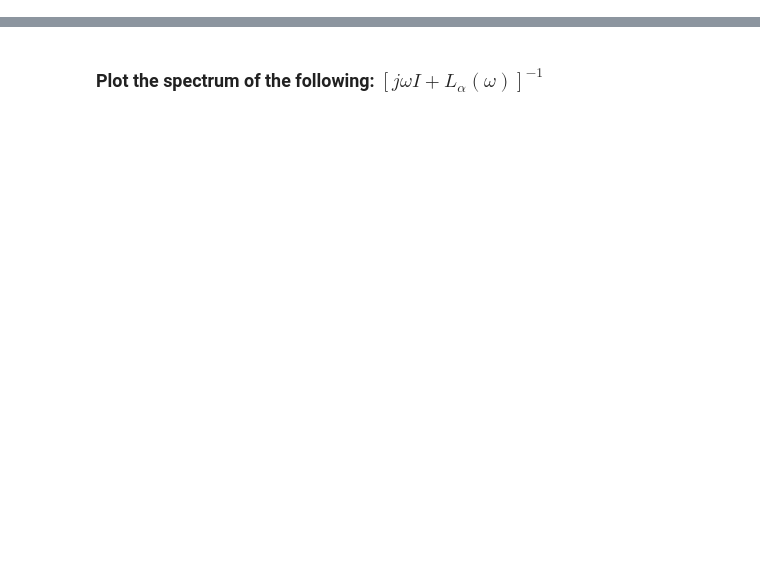
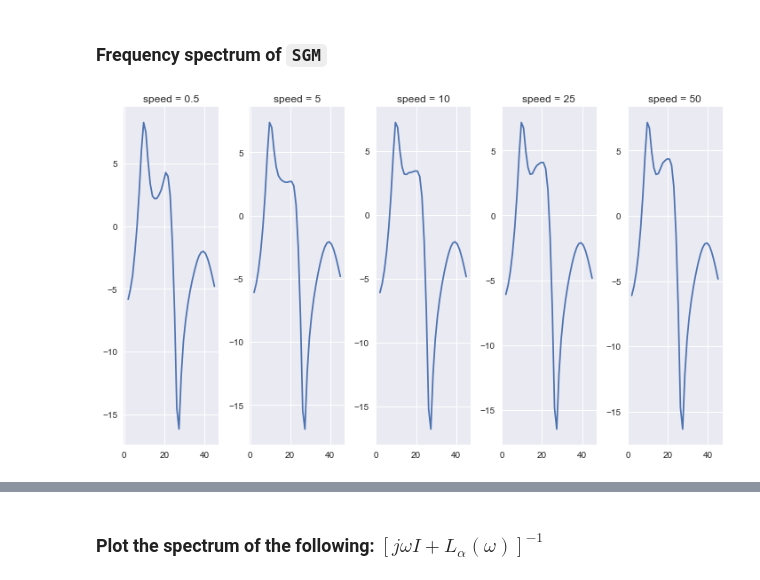
Before and after one commit to Raj-Lab-UCSF/spectrome, a Jupyter notebook: spectrome/notebooks/complex_laplacian/diffusive_laplacian.ipynb, the cells around one changed output, grey strips where cells are left out. Cells and saved outputs as stored; diff of their text form; code cells hidden in the pictures; blank space fills up the shorter version.

```diff
--- a/spectrome/notebooks/complex_laplacian/diffusive_laplacian.ipynb
+++ b/spectrome/notebooks/complex_laplacian/diffusive_laplacian.ipynb
@@ -352,3 +299,59 @@ plt.tight_layout()
+# %% [markdown]
+### Frequency spectrum of `SGM`
+# %%
+fig,(ax1,ax2,ax3,ax4,ax5) = plt.subplots(1,5, sharey = False, figsize = (10,6))
+default_params["alpha"] = 10
+default_params["speed"] = 0.5
+freq_model, frequency_response, ev, vv = runforward.run_forward(HCP_brain, default_params, fvec)
+ax1.plot(fvec, np.mean(functions.mag2db(np.abs(frequency_response)),1))
+#ax1.spines["left"].set_position("zero")
+#ax1.spines["right"].set_color("none")
+#ax1.spines["bottom"].set_position("zero")
+#ax1.spines["top"].set_color("none")
+ax1.title.set_text("speed = {}".format(default_params["speed"]))
+
+#plt.subplot(1,5,2)
+default_params["speed"] = 5
+freq_model, frequency_response, ev, vv = runforward.run_forward(HCP_brain, default_params, fvec)
+ax2.plot(fvec, np.mean(functions.mag2db(np.abs(frequency_response)),1))
+#ax2.spines["left"].set_position("zero")
+#ax2.spines["right"].set_color("none")
+#ax2.spines["bottom"].set_position("zero")
+#ax2.spines["top"].set_color("none")
+ax2.title.set_text("speed = {}".format(default_params["speed"]))
+
+#plt.subplot(1,5,3)
+default_params["speed"] = 10
+freq_model, frequency_response, ev, vv = runforward.run_forward(HCP_brain, default_params, fvec)
+ax3.plot(fvec, np.mean(functions.mag2db(np.abs(frequency_response)),1))
+#ax3.spines["left"].set_position("zero")
+#ax3.spines["right"].set_color("none")
+#ax3.spines["bottom"].set_position("zero")
+#ax3.spines["top"].set_color("none")
+ax3.title.set_text("speed = {}".format(default_params["speed"]))
+
+#plt.subplot(1,5,4)
+default_params["speed"] = 25
+freq_model, frequency_response, ev, vv = runforward.run_forward(HCP_brain, default_params, fvec)
+ax4.plot(fvec, np.mean(functions.mag2db(np.abs(frequency_response)),1))
+#ax4.spines["left"].set_position("zero")
+#ax4.spines["right"].set_color("none")
+#ax4.spines["bottom"].set_position("zero")
+#ax4.spines["top"].set_color("none")
+ax4.title.set_text("speed = {}".format(default_params["speed"]))
+
+#plt.subplot(1,5,5)
+default_params["speed"] = 50
+freq_model, frequency_response, ev, vv = runforward.run_forward(HCP_brain, default_params, fvec)
+ax5.plot(fvec, np.mean(functions.mag2db(np.abs(frequency_response)),1))
+#ax5.spines["left"].set_position("zero")
+#ax5.spines["right"].set_color("none")
+#ax5.spines["bottom"].set_position("zero")
+#ax5.spines["top"].set_color("none")
+ax5.title.set_text("speed = {}".format(default_params["speed"]))
+plt.tight_layout()
+# %% [output]
+[figure, added]
 # %%
 fig2,(ax_1,ax_2,ax_3,ax_4,ax_5) = plt.subplots(1,5, sharey = False, figsize = (10,6))
 default_params["alpha"] = 0.1
```
Also changed, not shown: parts of 43 cells of this notebook, 3 other files.
